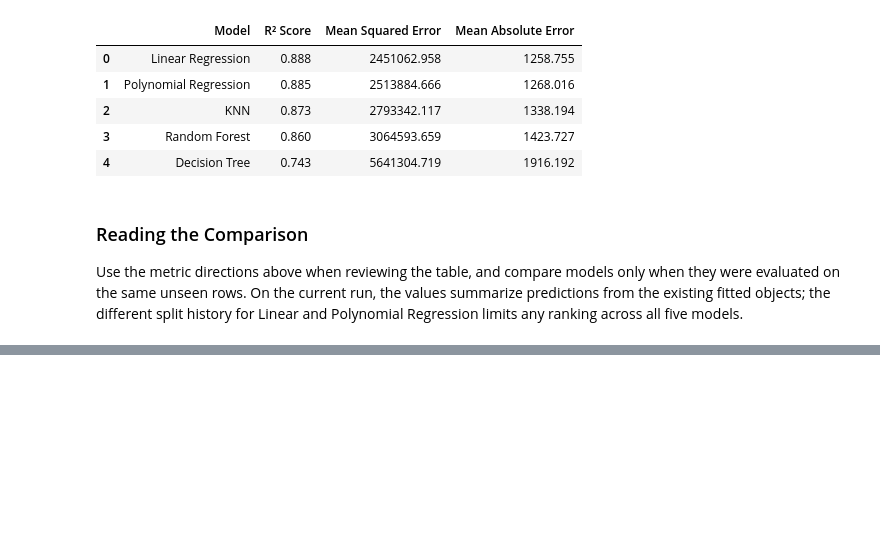
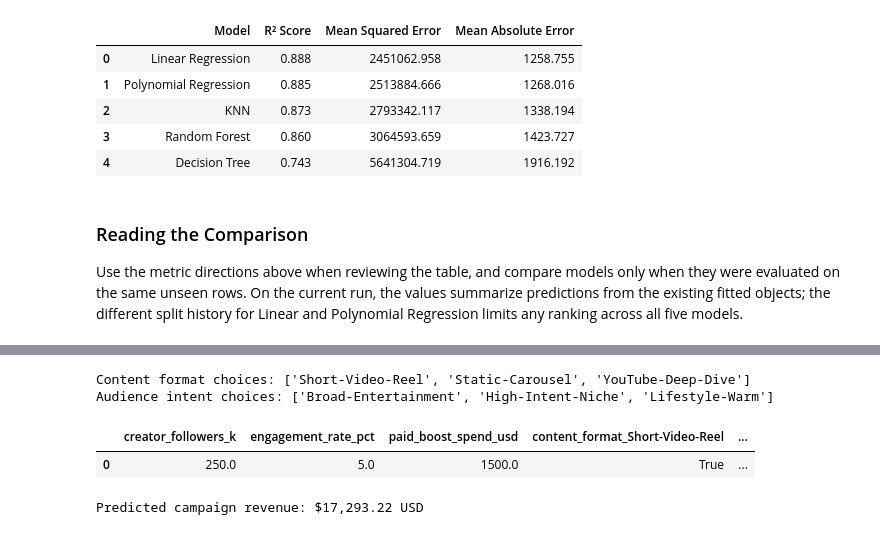
Before and after one commit to aliturab99/Machine-Learning-Project-1, a Jupyter notebook: regression_model/influencer_campaign_regression.ipynb, the cells around one changed output, grey strips where cells are left out. Cells and saved outputs as stored; diff of their text form; code cells hidden in the pictures; blank space fills up the shorter version.

Commit message:
Adding Pickel Model Generation and use pickel Binary model to predict

```diff
--- a/regression_model/influencer_campaign_regression.ipynb
+++ b/regression_model/influencer_campaign_regression.ipynb
@@ -807,0 +810,3 @@ Use the metric directions above when reviewing the table, and compare models onl
+# %%
+with open("../models/linear_regression_model.pkl", "wb") as f:
+    pickle.dump(linear_model, f)
@@ -807,0 +827,62 @@ Use the metric directions above when reviewing the table, and compare models onl
+# %%
+with open("../models/linear_regression_model.pkl", "rb") as model_file:
+    prediction_model = pickle.load(model_file)
+
+expected_features = list(prediction_model.feature_names_in_)
+content_format_options = [
+    feature.removeprefix("content_format_")
+    for feature in expected_features
+    if feature.startswith("content_format_")
+]
+audience_intent_options = [
+    feature.removeprefix("audience_intent_tier_")
+    for feature in expected_features
+    if feature.startswith("audience_intent_tier_")
+]
+
+print("Content format choices:", content_format_options)
+print("Audience intent choices:", audience_intent_options)
+
+# Edit these values for the campaign you want to predict.
+creator_followers_k = 250.0
+engagement_rate_pct = 5.0
+paid_boost_spend_usd = 1500.0
+content_format = "Short-Video-Reel"
+audience_intent_tier = "High-Intent-Niche"
+
+if content_format not in content_format_options:
+    raise ValueError(f"Choose content_format from: {content_format_options}")
+if audience_intent_tier not in audience_intent_options:
+    raise ValueError(f"Choose audience_intent_tier from: {audience_intent_options}")
+
+prediction_input = {
+    "creator_followers_k": creator_followers_k,
+    "engagement_rate_pct": engagement_rate_pct,
+    "paid_boost_spend_usd": paid_boost_spend_usd,
+}
+prediction_input.update(
+    {
+        feature: feature == f"content_format_{content_format}"
+        for feature in expected_features
+        if feature.startswith("content_format_")
+    }
+)
+prediction_input.update(
+    {
+        feature: feature == f"audience_intent_tier_{audience_intent_tier}"
+        for feature in expected_features
+        if feature.startswith("audience_intent_tier_")
+    }
+)
+
+prediction_row = pd.DataFrame([prediction_input]).reindex(columns=expected_features)
+predicted_revenue_usd = prediction_model.predict(prediction_row)[0]
+
+display(prediction_row)
+print(f"Predicted campaign revenue: ${predicted_revenue_usd:,.2f} USD")
+# %% [output]
+Content format choices: ['Short-Video-Reel', 'Static-Carousel', 'YouTube-Deep-Dive']
+Audience intent choices: ['Broad-Entertainment', 'High-Intent-Niche', 'Lifestyle-Warm']
+|  | creator_followers_k | engagement_rate_pct | paid_boost_spend_usd | content_format_Short-Video-Reel | ... |
+| 0 | 250.0 | 5.0 | 1500.0 | True | ... |
+Predicted campaign revenue: $17,293.22 USD
```
Also changed, not shown: parts of 3 cells of this notebook, 1 other file.
